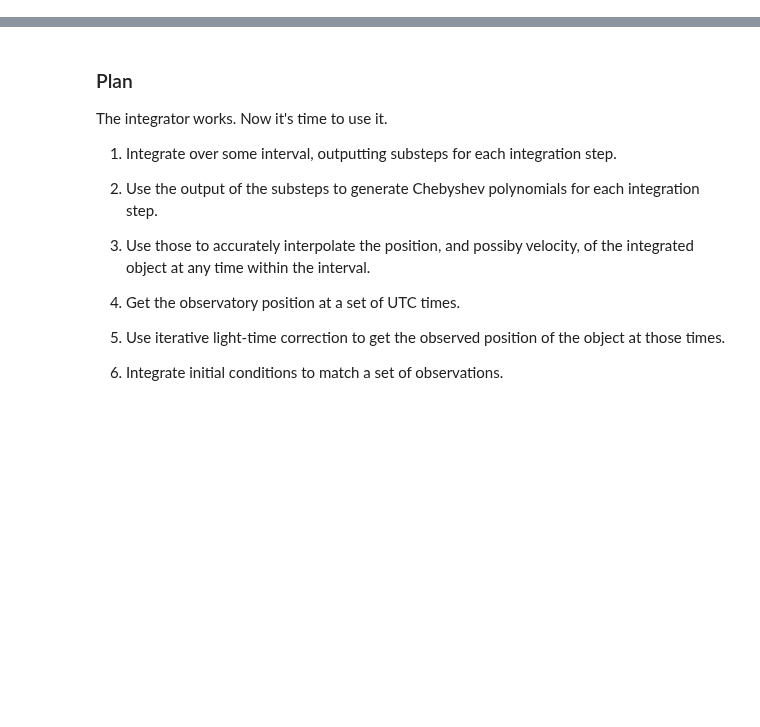
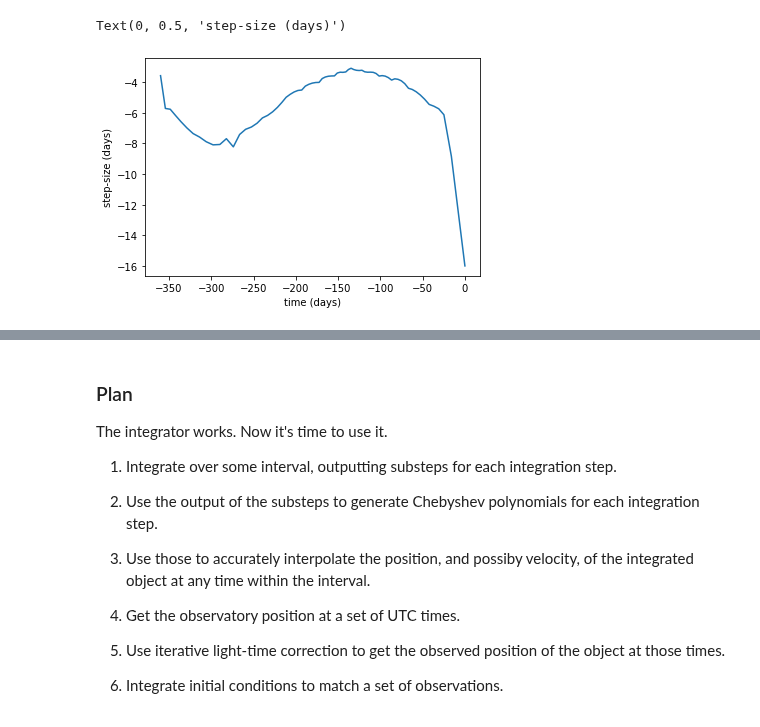
Before and after one commit to matthewholman/assist, a Jupyter notebook: examples/simplest/integrator_example.ipynb, the cells around one changed output, grey strips where cells are left out. Drawn from its saved outputs; the diff is of its cells as text; code cells hidden in the pictures; blank space fills up the shorter version.

```diff
--- a/examples/simplest/integrator_example.ipynb
+++ b/examples/simplest/integrator_example.ipynb
@@ -24,0 +326,10 @@ row
+# %%
+t=(times-times[0])[::8]
+dt=t[1:]-t[:-1]
+
+plt.plot(t[:-1], dt)
+plt.xlabel("time (days)")
+plt.ylabel("step-size (days)")
+# %% [output]
+Text(0, 0.5, 'step-size (days)')
+[figure, added]
```
Also changed, not shown: parts of 70 cells of this notebook, 6 other files.
